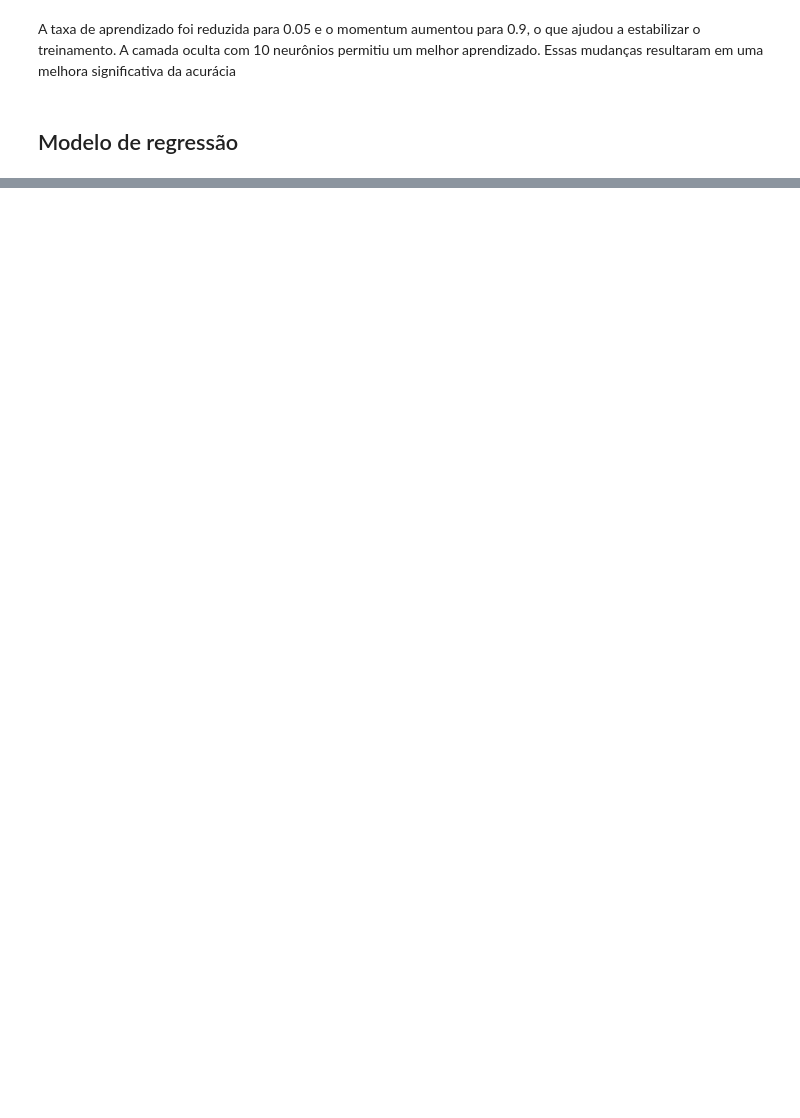
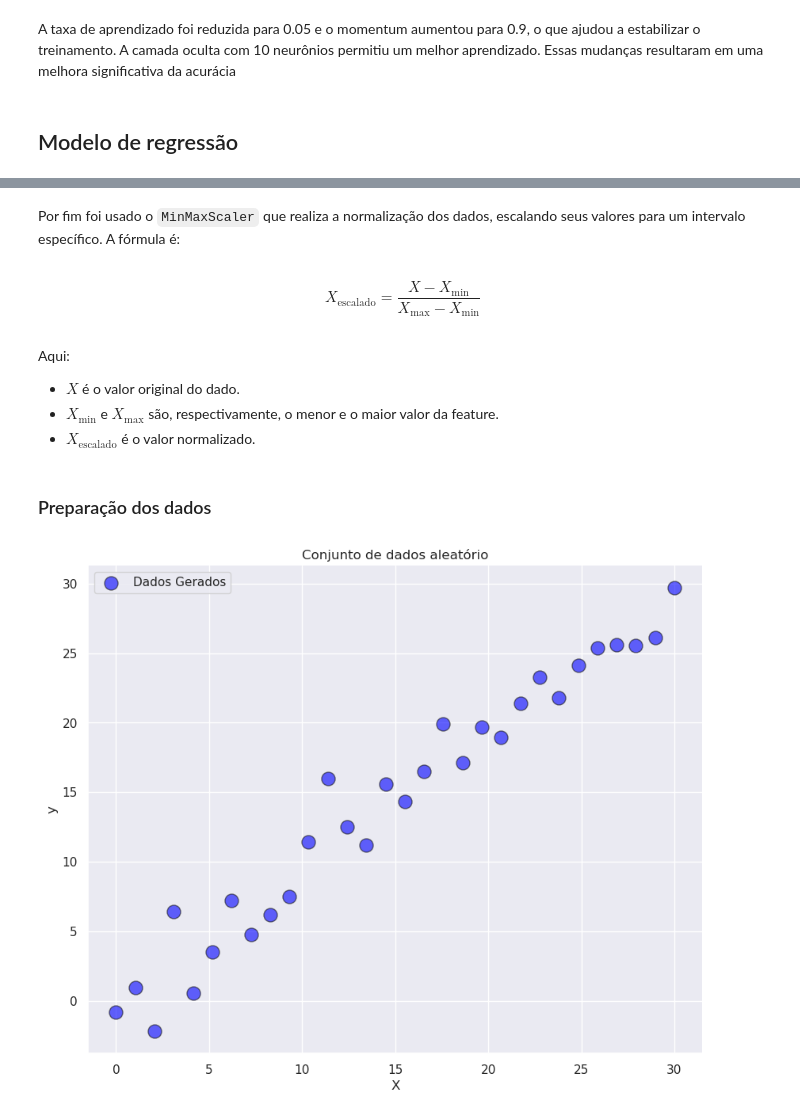
Before and after one commit to guipereira2/Projetos_RedesNeurais, a Jupyter notebook: Projeto1.ipynb, the cells around one changed output, grey strips where cells are left out. Cells and saved outputs as stored; diff of their text form; code cells hidden in the pictures; blank space fills up the shorter version.

```diff
--- a/Projeto1.ipynb
+++ b/Projeto1.ipynb
@@ -477,0 +537,14 @@ A taxa de aprendizado foi reduzida para 0.05 e o momentum aumentou para 0.9, o q
+# %% [markdown]
+Por fim foi usado o `MinMaxScaler` que realiza a normalização dos dados, escalando seus valores para um intervalo específico. A fórmula é:
+# %% [markdown]
+$$
+X_{\text{escalado}} = \frac{X - X_{\text{min}}}{X_{\text{max}} - X_{\text{min}}}
+$$
+# %% [markdown]
+Aqui:
+
+- $X$ é o valor original do dado.
+- $X_{\text{min}}$ e $X_{\text{max}}$ são, respectivamente, o menor e o maior valor da feature.
+- $X_{\text{escalado}}$ é o valor normalizado.
+# %% [markdown]
+### Preparação dos dados
@@ -477,0 +553,19 @@ A taxa de aprendizado foi reduzida para 0.05 e o momentum aumentou para 0.9, o q
+# %%
+# Gerando pontos
+
+np.random.seed(2)
+X_aleatorio = np.linspace(0, 30, 30).reshape(-1, 1)
+
+# Gerando y = x + ruído
+y_aleatorio = X_aleatorio.flatten() + np.random.normal(scale=2, size=X_aleatorio.shape[0])
+
+# Plotando os dados
+plt.figure(figsize=(10, 8))
+plt.scatter(X_aleatorio, y_aleatorio, color='blue', edgecolor='k', s=150, alpha=0.6, label='Dados Gerados')
+plt.title("Conjunto de dados aleatório")
+plt.xlabel("X")
+plt.ylabel("y")
+plt.legend()
+plt.grid(True)
+# %% [output]
+[figure, added]
```
Also changed, not shown: parts of 27 cells of this notebook.
